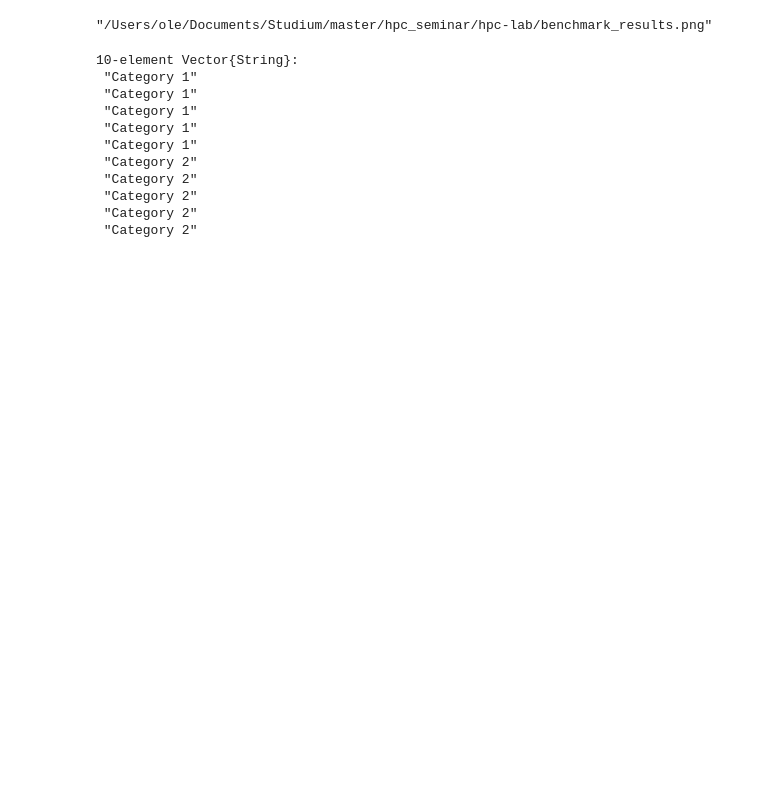
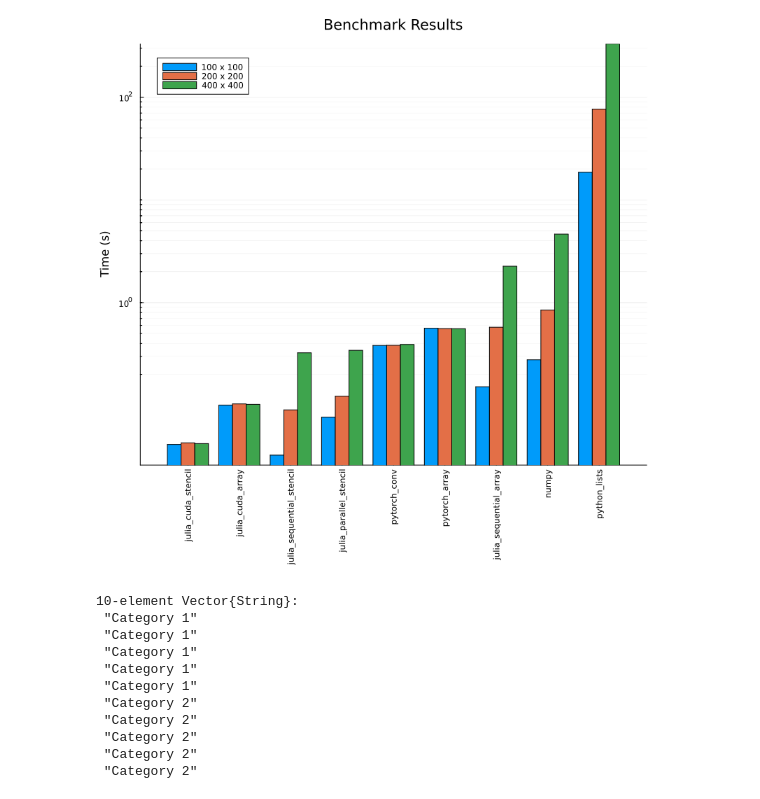
Before and after one commit to peteole/julia-2d-heat-equation, a Jupyter notebook: plot_benchmarks.ipynb, the cells around one changed output. Drawn from its saved outputs; the diff is of its cells as text; code cells hidden in the pictures; blank space fills up the shorter version.

```diff
--- a/plot_benchmarks.ipynb
+++ b/plot_benchmarks.ipynb
@@ -2,35 +2,36 @@
 using Plots
 using StatsPlots
 using YAML
 benchmarks = YAML.load_file("benchmark_results.yaml")
 num_implementations = length(first(values(benchmarks)))
 num_setups = length(keys(benchmarks))
 implementation_names = collect(keys(first(values(benchmarks))))
 benchmark_names = sort(collect(keys(benchmarks)))
 max_time_by_implementation = [maximum([benchmarks[b][i]["time"]["median"] for b in benchmark_names]) for i in implementation_names]
 sort_permutation = sortperm(max_time_by_implementation)
 implementation_names = collect(implementation_names[sort_permutation])
 medians = zeros(num_implementations, num_setups)
 
 
 for (i, benchmark_name) in enumerate(benchmark_names)
     benchmark = benchmarks[benchmark_name]
     for (j, implementation_name) in enumerate(implementation_names)
         implementation = benchmark[implementation_name]
         time = implementation["time"]["median"]
         medians[j, i] = time
     end
 end
 min_time = minimum(medians)
 max_time= maximum(medians)
 benchmark_labels =["$(first(split(b, "."))) x $(first(split(b, ".")))" for b in benchmark_names]
 
 p=groupedbar(medians, yscale=:log10, group=repeat(benchmark_labels, inner=num_implementations),
     xticks=(eachindex(implementation_names), implementation_names), xrotation=90, ylims=(min_time*0.8, max_time),
-    size=(800, 800), minorgrid=true, ylabel="Time (s)", title="Benchmark Results")
+    size=(800, 800), yminorgrid=true, xgrid=false, ylabel="Time (s)", title="Benchmark Results")
 savefig(p, "benchmark_results.png")
+display(p)
 # %% [output]
-"/Users/ole/Documents/Studium/master/hpc_seminar/hpc-lab/benchmark_results.png"
+[figure, added]
 # %%
 repeat(["Category 1", "Category 2"], inner = 5)
 # %% [output]
```
Also changed, not shown: 1 other file.
